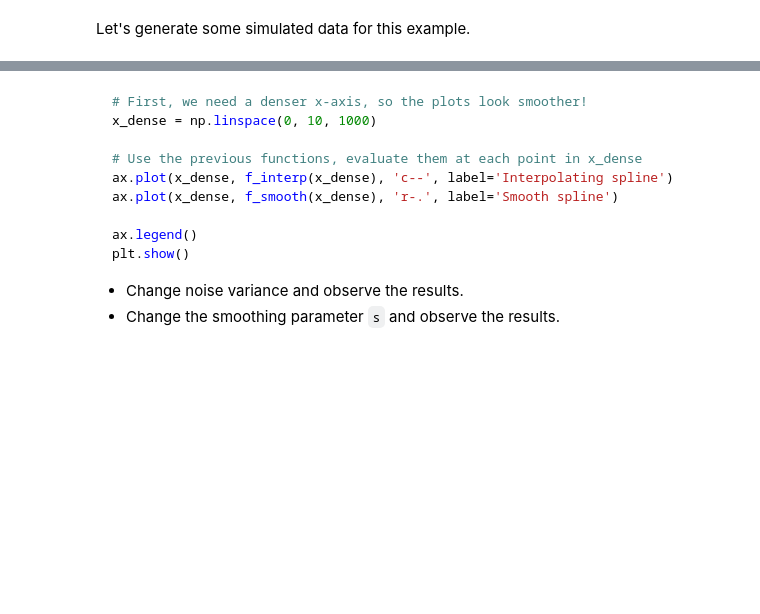
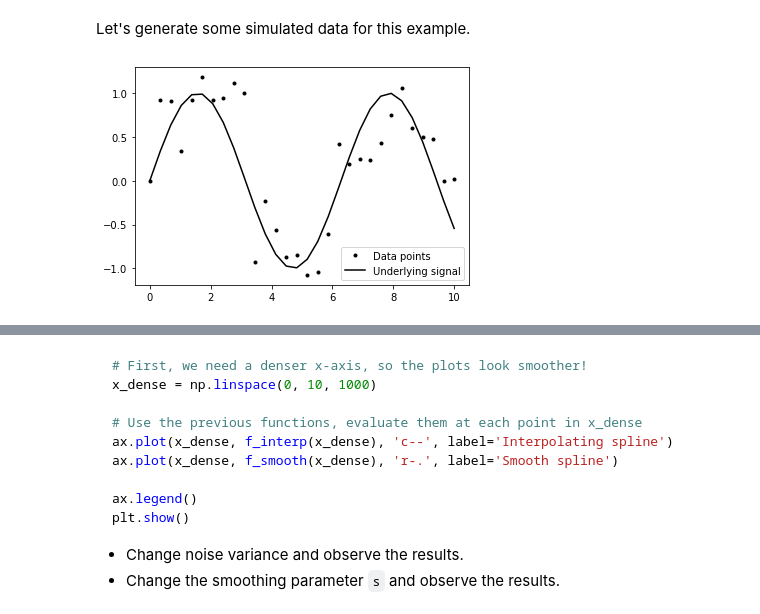
Before and after one commit to chdesvages/ddi-python-data-3feb22, a Jupyter notebook: presentation.ipynb, the cells around one changed output, grey strips where cells are left out. Cells and saved outputs as stored; diff of their text form; code cells hidden in the pictures; blank space fills up the shorter version.

```diff
--- a/presentation.ipynb
+++ b/presentation.ipynb
@@ -193,10 +259,18 @@ Let's generate some simulated data for this example.
 # %%
 # Generate simulated data: a sinusoid with some added noise
 x = np.linspace(0, 10, 30)
 noise = np.random.normal(0, 0.3, len(x))
 y = np.sin(x) + noise
 
+%matplotlib inline
 # Plot the data points
+fig, ax = plt.subplots()
+ax.plot(x, y, 'k.', label='Data points')
+ax.plot(x, np.sin(x), 'k-', label='Underlying signal')
+ax.legend()
+plt.show()
+# %% [output]
+[figure, added]
 # %%
 %matplotlib notebook
 fig, ax = plt.subplots()
```
Also changed, not shown: parts of 20 cells of this notebook, 1 other file.
